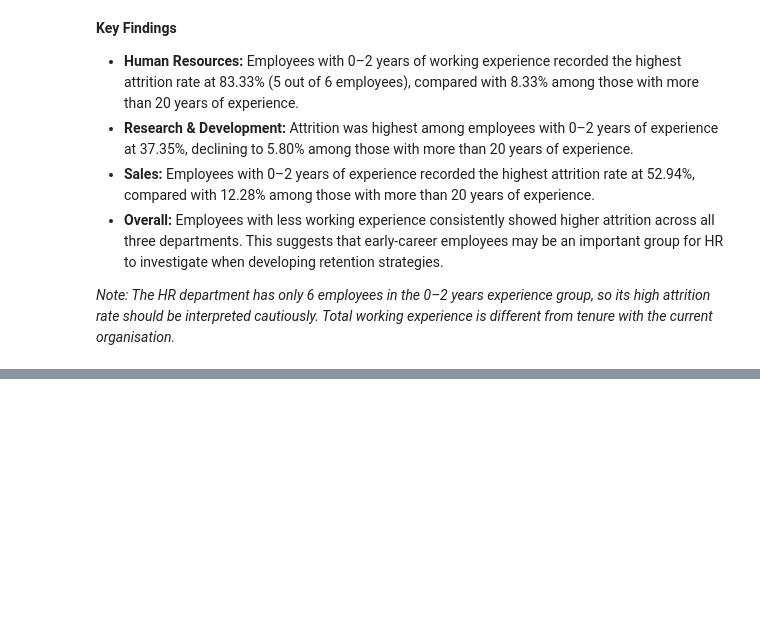
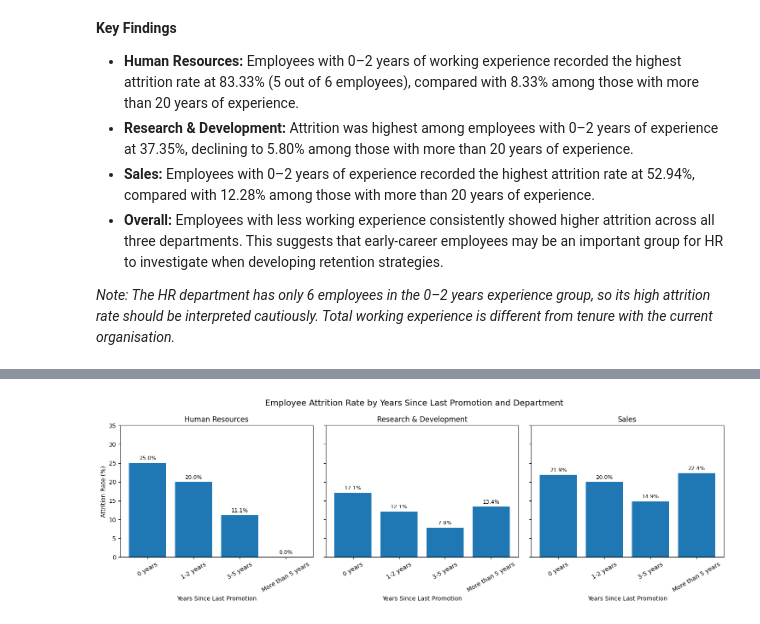
Before and after one commit to junelwc6-source/IBM-HR-Attrition-Analytics, a Jupyter notebook: IBM_HR_Attrition_Capstone.ipynb, the cells around one changed output, grey strips where cells are left out. Cells and saved outputs as stored; diff of their text form; code cells hidden in the pictures; blank space fills up the shorter version.

```diff
--- a/IBM_HR_Attrition_Capstone.ipynb
+++ b/IBM_HR_Attrition_Capstone.ipynb
@@ -822,0 +877,49 @@ plt.show()
+# %%
+
+import matplotlib.pyplot as plt
+
+departments = [
+    "Human Resources",
+    "Research & Development",
+    "Sales"
+]
+
+fig, axes = plt.subplots(1, 3, figsize=(15, 5), sharey=True)
+
+for ax, dept in zip(axes, departments):
+    data = (
+        promotion_attrition[
+            promotion_attrition["Department"] == dept
+        ]
+        .set_index("PromotionGroup")
+        .reindex(promotion_labels)
+    )
+
+    bars = ax.bar(
+        promotion_labels,
+        data["Attrition_Rate"]
+    )
+
+    ax.set_title(dept)
+    ax.set_xlabel("Years Since Last Promotion")
+    ax.set_ylim(0, 35)
+    ax.tick_params(axis="x", rotation=30)
+
+    ax.bar_label(
+        bars,
+        fmt="%.1f%%",
+        padding=3,
+        fontsize=9
+    )
+
+axes[0].set_ylabel("Attrition Rate (%)")
+
+fig.suptitle(
+    "Employee Attrition Rate by Years Since Last Promotion and Department",
+    fontsize=14
+)
+
+plt.tight_layout()
+plt.show()
+# %% [output]
+[figure, added]
```
Also changed, not shown: parts of 19 cells of this notebook.
